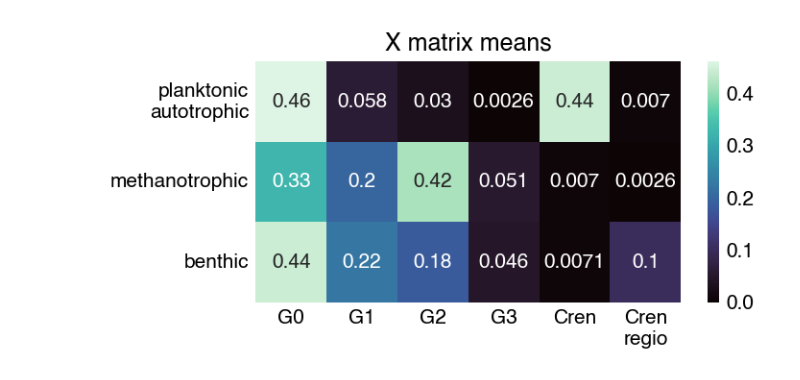
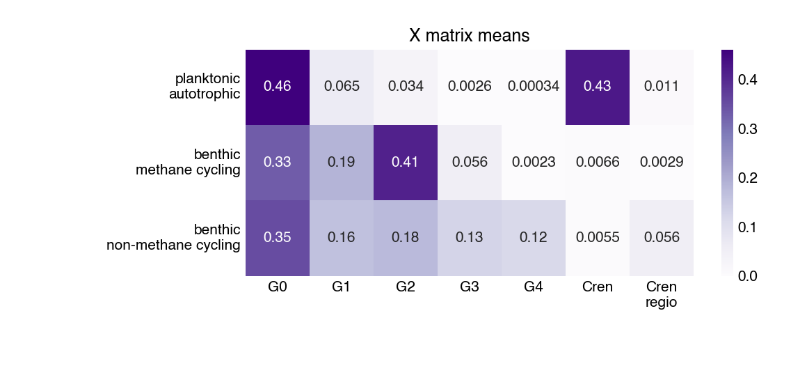
Before and after one commit to katherinekeller/cascadia-margin-lipids, a Jupyter notebook: analysis/synthetic_peaks.ipynb, the cells around one changed output. Saved outputs shown, nothing was run; the diff lists cells and outputs as text; code cells hidden in the pictures; blank space fills up the shorter version.

```diff
--- a/analysis/synthetic_peaks.ipynb
+++ b/analysis/synthetic_peaks.ipynb
@@ -32,21 +32,28 @@ Coordinates: (12/19)
     tuning_steps:               4000
 # %%
-times = np.linspace(0, 1, 6)
-GDGTs = ["G0", "G1", "G2", "G3", "Cren", "Cren regio"]
-communities = ["planktonic\nautotrophic", "methanotrophic", "benthic"]
+times = np.linspace(0, 1, 7)
+GDGTs = ["G0", "G1", "G2", "G3", "G4", "Cren", "Cren regio"]
+communities = [
+    "planktonic/autotrophic",
+    "benthic/methane cycling",
+    "benthic/non-methane cycling",
+]
 # %%
-fig, ax = plt.subplots(figsize=(5, 2.5))
+fig, ax = plt.subplots(figsize=(7, 3))
 sns.heatmap(
-    posterior["X"].mean(dim=("chain", "draw")).values, vmin=0, annot=True, cmap="mako"
+    posterior["X"].mean(dim=("chain", "draw")).values,
+    vmin=0,
+    annot=True,
+    cmap="Purples",
 )
 ax.set_title("X matrix means")
 ax.set_yticks(np.linspace(0.5, 2.5, 3))
-ax.set_yticklabels(communities, rotation=0)
-ax.set_xticks(np.linspace(0.5, 5.5, 6))
+ax.set_yticklabels([com.replace("/", "\n") for com in communities], rotation=0)
+ax.set_xticks(np.linspace(0.5, 6.5, 7))
 ax.set_xticklabels([comp.replace(" ", "\n") for comp in GDGTs])
 fig.tight_layout()
 # %% [output]
-[figure, old version]
+[figure, new version]
 # %%
 def peak(z, area, mu, sigma):
     return area * stats.norm(loc=mu, scale=sigma).pdf(z)
```
Also changed, not shown: parts of 3 cells of this notebook, 2 other files.
